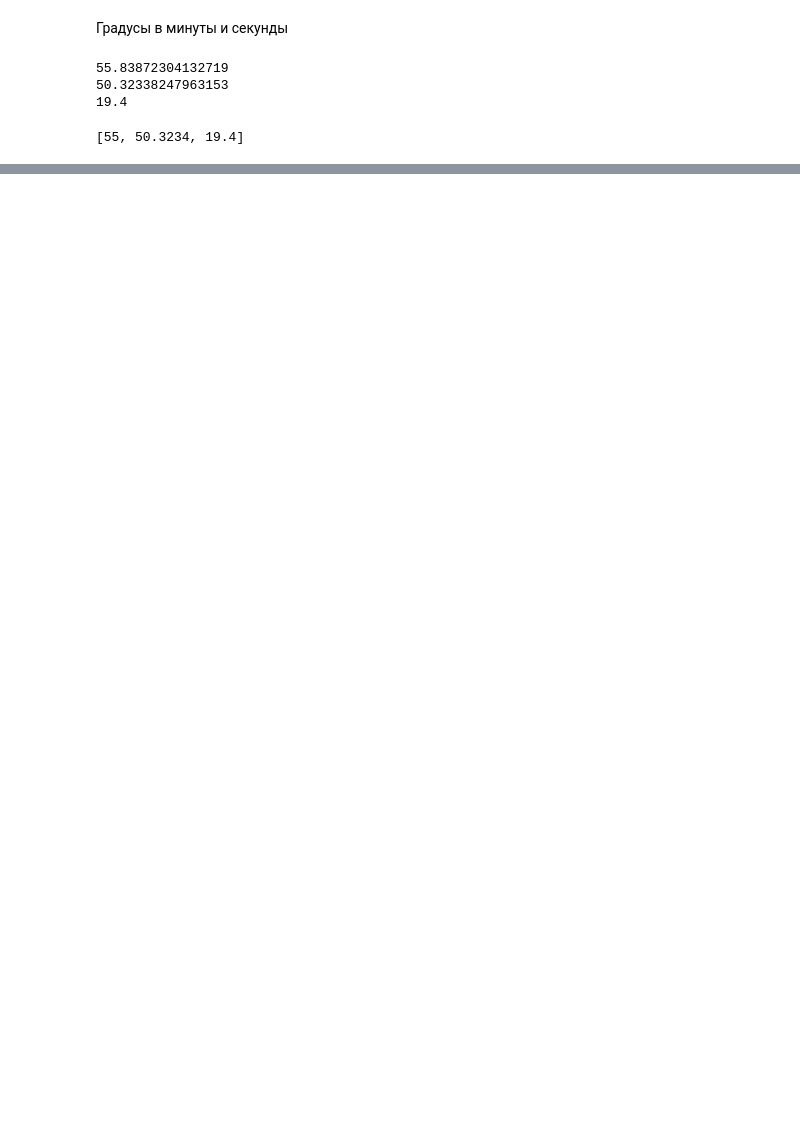
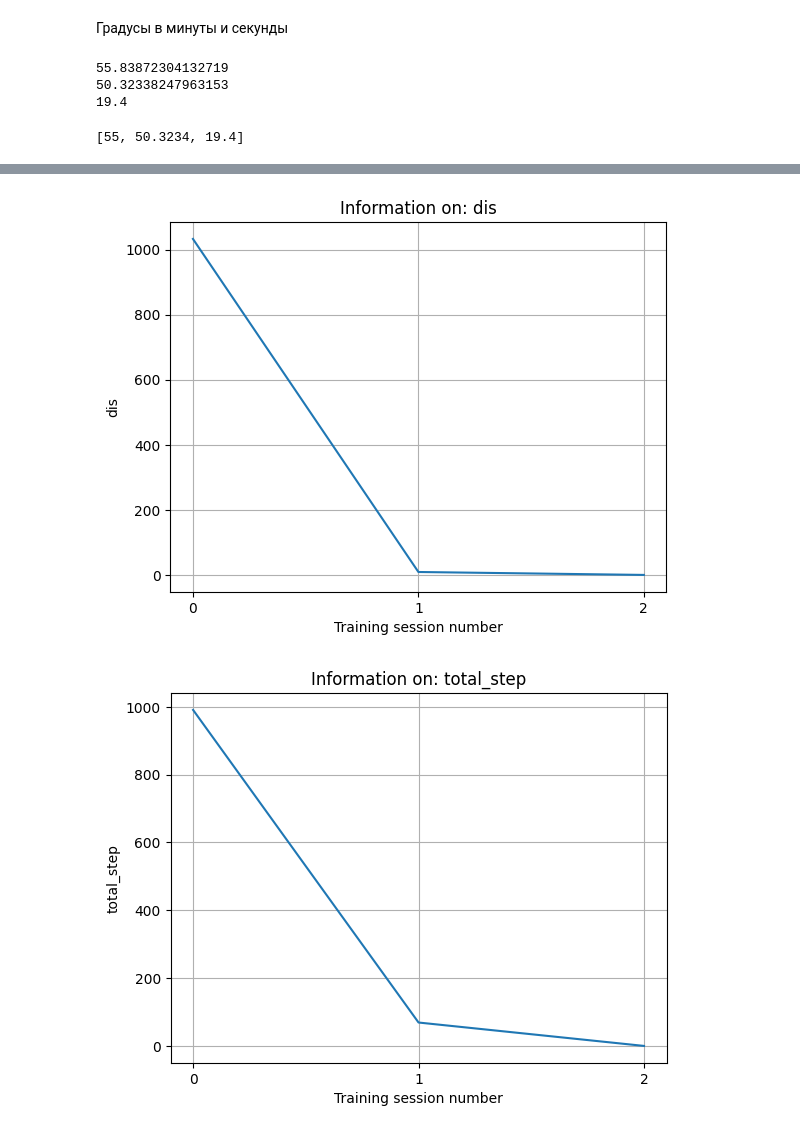
Before and after one commit to kobks/VKR, a Jupyter notebook: VKR_code.ipynb, the cells around one changed output, grey strips where cells are left out. Cells and saved outputs as stored; diff of their text form; code cells hidden in the pictures; blank space fills up the shorter version.

```diff
--- a/VKR_code.ipynb
+++ b/VKR_code.ipynb
@@ -1133,26 +1162,32 @@ print(ex["avg_heart_rate"])
 # %%
 import numpy as np
 import matplotlib.pyplot as plt
 
 # import matplotlib.ticker as ticker
 
-for data in ["dis", "total_step",  "calorie", "run_time", "avg_heart_rate"]:
-  y = []
-  for item in exercise_history["data"]["summary"]:
-    # print(item[data])
-    y.append(float(item[data]))
-  x = [ i for i in range(len(exercise_history["data"]["summary"])) ]
-  # print(y)
-  plt.title(f"Information on: {data}")
-  plt.xlabel(f"Training session number")
-  plt.ylabel(f"{data}")
+def show_graphs(exercise_history):
+  for data in ["dis", "total_step",  "calorie", "run_time", "avg_heart_rate"]:
+    y = []
+    for item in exercise_history["data"]["summary"]:
+      # print(item[data])
+      y.append(float(item[data]))
+    x = [ i for i in range(len(exercise_history["data"]["summary"])) ]
+    # print(y)
+    plt.title(f"Information on: {data}")
+    plt.xlabel(f"Training session number")
+    plt.ylabel(f"{data}")
 
-  plt.plot(x, y)
+    plt.plot(x, y)
 
 
-  plt.xticks(np.arange(min(x), max(x)+1, 1.0))
-  # plt.yticks(np.arange(min(x), max(x)+1, 0.3))
+    plt.xticks(np.arange(min(x), max(x)+1, 1.0))
+    # plt.yticks(np.arange(min(x), max(x)+1, 0.3))
 
-  plt.grid()
+    plt.grid()
 
-  plt.show()
+    plt.show()
+
+show_graphs(get_history())
+# %% [output]
+[figure, added]
+[figure, added]
```
Also changed, not shown: parts of 79 cells of this notebook.
